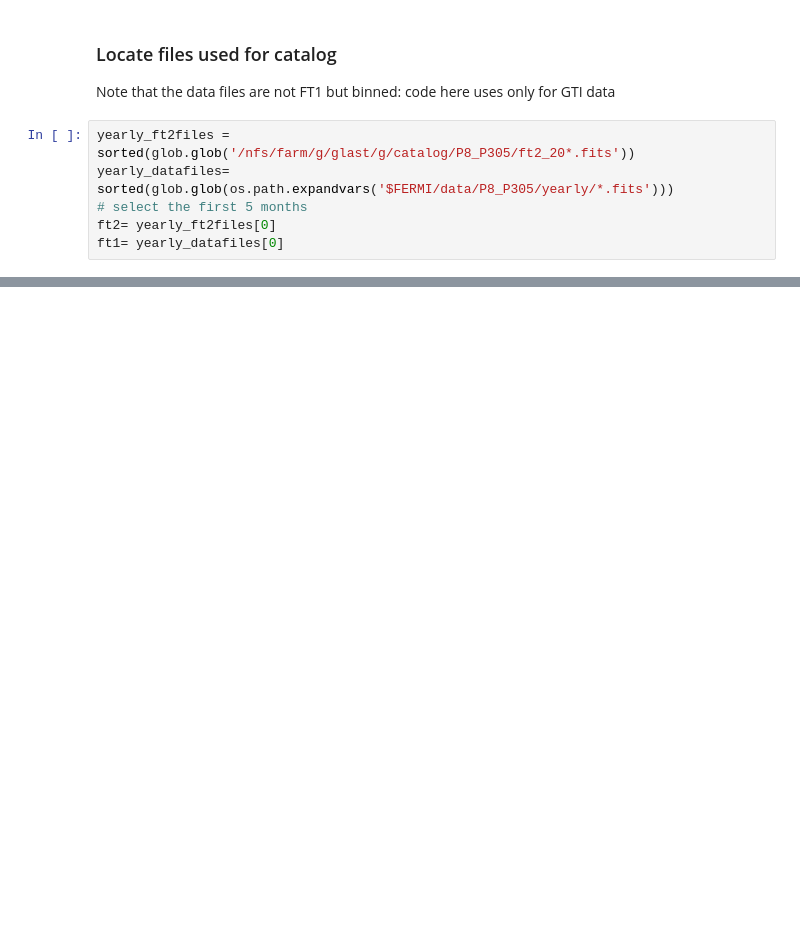
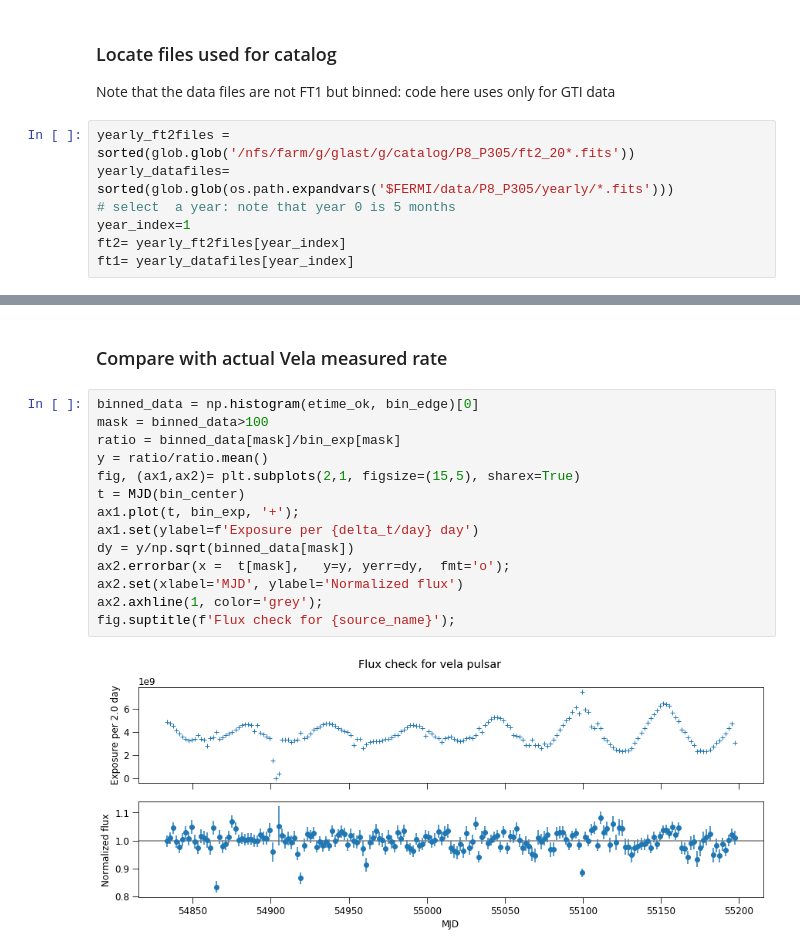
Before and after one commit to tburnett/lat-timing, a Jupyter notebook: notebooks/exposure development.ipynb, the cells around one changed output, grey strips where cells are left out. Drawn from its saved outputs; the diff is of its cells as text; blank space fills up the shorter version.

```diff
--- a/notebooks/exposure development.ipynb
+++ b/notebooks/exposure development.ipynb
@@ -15,6 +14,7 @@ Note that the data files are not FT1 but binned: code here uses only for GTI dat
 # %%
 yearly_ft2files = sorted(glob.glob('/nfs/farm/g/glast/g/catalog/P8_P305/ft2_20*.fits'))
 yearly_datafiles= sorted(glob.glob(os.path.expandvars('$FERMI/data/P8_P305/yearly/*.fits')))
-# select the first 5 months
-ft2= yearly_ft2files[0]
-ft1= yearly_datafiles[0]
+# select  a year: note that year 0 is 5 months
+year_index=1
+ft2= yearly_ft2files[year_index]
+ft1= yearly_datafiles[year_index]
@@ -89,0 +95,18 @@ plt.hist(edf.exposure[lt_index], bins=100, histtype='step');
+# %% [markdown]
+### Compare with actual Vela measured rate
+# %%
+binned_data = np.histogram(etime_ok, bin_edge)[0]
+mask = binned_data>100
+ratio = binned_data[mask]/bin_exp[mask]
+y = ratio/ratio.mean()
+fig, (ax1,ax2)= plt.subplots(2,1, figsize=(15,5), sharex=True)
+t = MJD(bin_center)
+ax1.plot(t, bin_exp, '+');
+ax1.set(ylabel=f'Exposure per {delta_t/day} day')
+dy = y/np.sqrt(binned_data[mask])
+ax2.errorbar(x =  t[mask],   y=y, yerr=dy,  fmt='o');
+ax2.set(xlabel='MJD', ylabel='Normalized flux')
+ax2.axhline(1, color='grey');
+fig.suptitle(f'Flux check for {source_name}');
+# %% [output]
+[figure, added]
```
Also changed, not shown: parts of 18 cells of this notebook, 3 other files.
